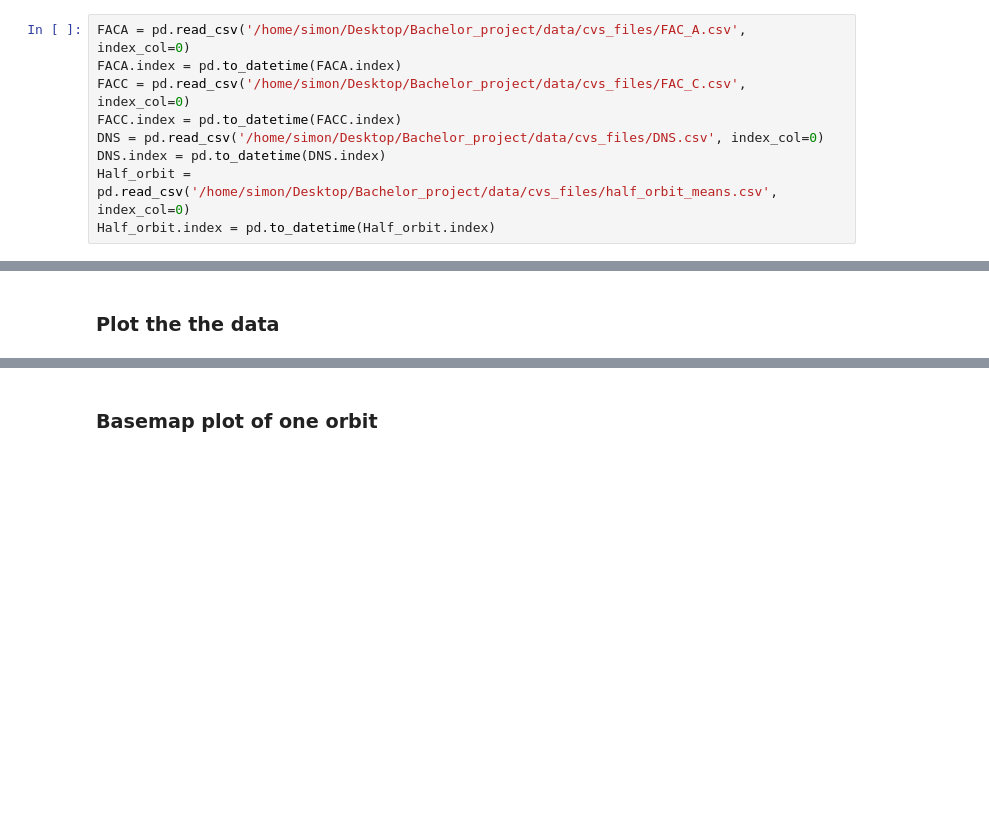
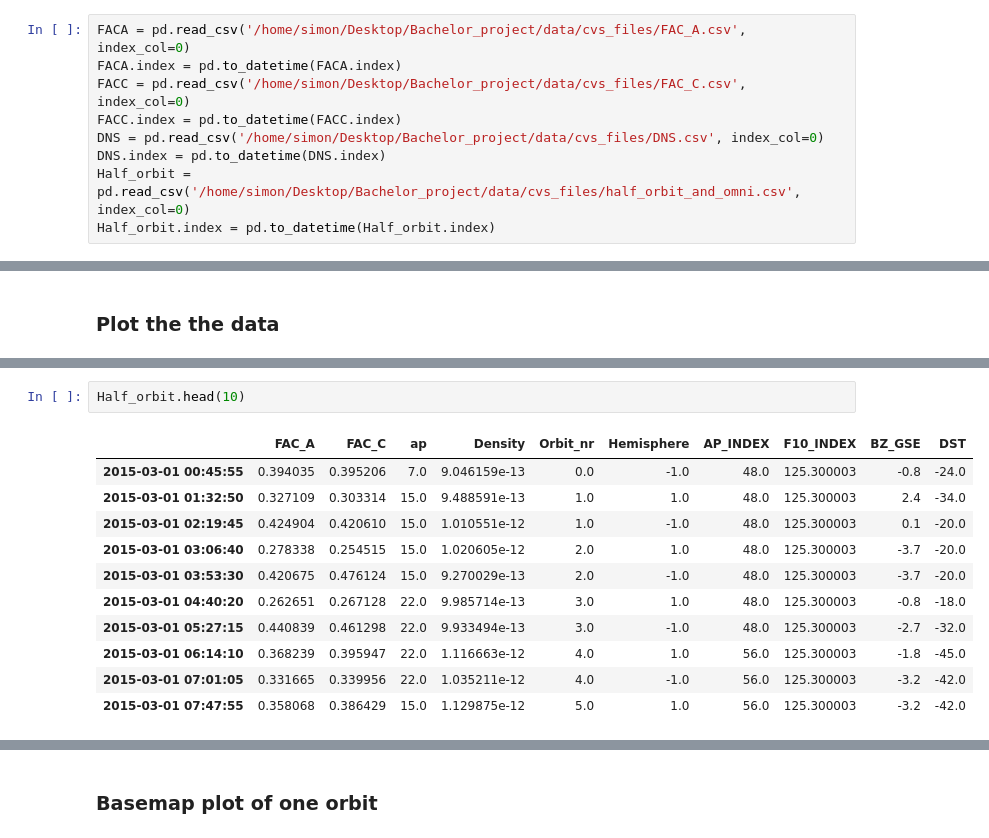
Before and after one commit to lupemba/bachelor, a Jupyter notebook: Plot_data.ipynb, the cells around one changed output, grey strips where cells are left out. Cells and saved outputs as stored; diff of their text form; blank space fills up the shorter version.

Commit message:
Just small error fixed in plot_data

```diff
--- a/Plot_data.ipynb
+++ b/Plot_data.ipynb
@@ -15,7 +16,7 @@ FACC = pd.read_csv('/home/simon/Desktop/Bachelor_project/data/cvs_files/FAC_C.cs
 FACC.index = pd.to_datetime(FACC.index)
 DNS = pd.read_csv('/home/simon/Desktop/Bachelor_project/data/cvs_files/DNS.csv', index_col=0)
 DNS.index = pd.to_datetime(DNS.index)
-Half_orbit = pd.read_csv('/home/simon/Desktop/Bachelor_project/data/cvs_files/half_orbit_means.csv', index_col=0)
+Half_orbit = pd.read_csv('/home/simon/Desktop/Bachelor_project/data/cvs_files/half_orbit_and_omni.csv', index_col=0)
 Half_orbit.index = pd.to_datetime(Half_orbit.index)
 # %%
 FACA.FAC.name= 'FAC_A'
@@ -47,3 +48,17 @@ plt.show()
 # %% [output]
 [interactive output not drawn]
 [interactive output not drawn]
+# %%
+Half_orbit.head(10)
+# %% [output]
+|  | FAC_A | FAC_C | ap | Density | Orbit_nr | Hemisphere | AP_INDEX | F10_INDEX | BZ_GSE | DST |
+| 2015-03-01 00:45:55 | 0.394035 | 0.395206 | 7.0 | 9.046159e-13 | 0.0 | -1.0 | 48.0 | 125.300003 | -0.8 | -24.0 |
+| 2015-03-01 01:32:50 | 0.327109 | 0.303314 | 15.0 | 9.488591e-13 | 1.0 | 1.0 | 48.0 | 125.300003 | 2.4 | -34.0 |
+| 2015-03-01 02:19:45 | 0.424904 | 0.420610 | 15.0 | 1.010551e-12 | 1.0 | -1.0 | 48.0 | 125.300003 | 0.1 | -20.0 |
+| 2015-03-01 03:06:40 | 0.278338 | 0.254515 | 15.0 | 1.020605e-12 | 2.0 | 1.0 | 48.0 | 125.300003 | -3.7 | -20.0 |
+| 2015-03-01 03:53:30 | 0.420675 | 0.476124 | 15.0 | 9.270029e-13 | 2.0 | -1.0 | 48.0 | 125.300003 | -3.7 | -20.0 |
+| 2015-03-01 04:40:20 | 0.262651 | 0.267128 | 22.0 | 9.985714e-13 | 3.0 | 1.0 | 48.0 | 125.300003 | -0.8 | -18.0 |
+| 2015-03-01 05:27:15 | 0.440839 | 0.461298 | 22.0 | 9.933494e-13 | 3.0 | -1.0 | 48.0 | 125.300003 | -2.7 | -32.0 |
+| 2015-03-01 06:14:10 | 0.368239 | 0.395947 | 22.0 | 1.116663e-12 | 4.0 | 1.0 | 56.0 | 125.300003 | -1.8 | -45.0 |
+| 2015-03-01 07:01:05 | 0.331665 | 0.339956 | 22.0 | 1.035211e-12 | 4.0 | -1.0 | 56.0 | 125.300003 | -3.2 | -42.0 |
+| 2015-03-01 07:47:55 | 0.358068 | 0.386429 | 15.0 | 1.129875e-12 | 5.0 | 1.0 | 56.0 | 125.300003 | -3.2 | -42.0 |
```
Also changed, not shown: parts of 18 cells of this notebook, 1 other file.
